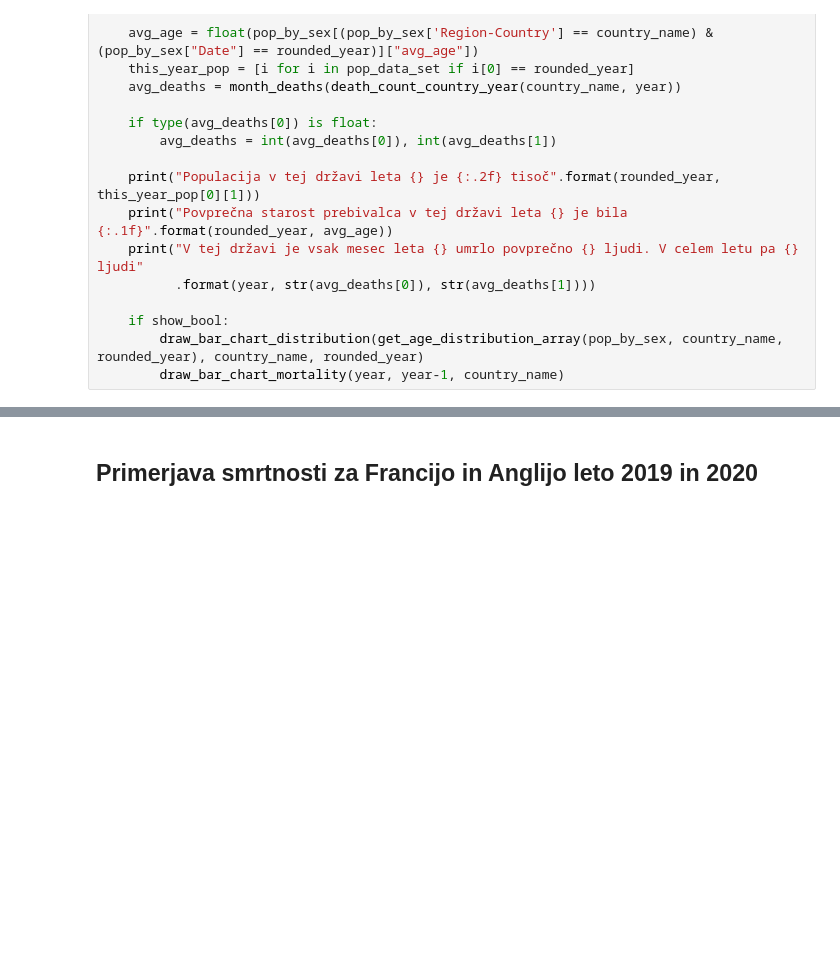
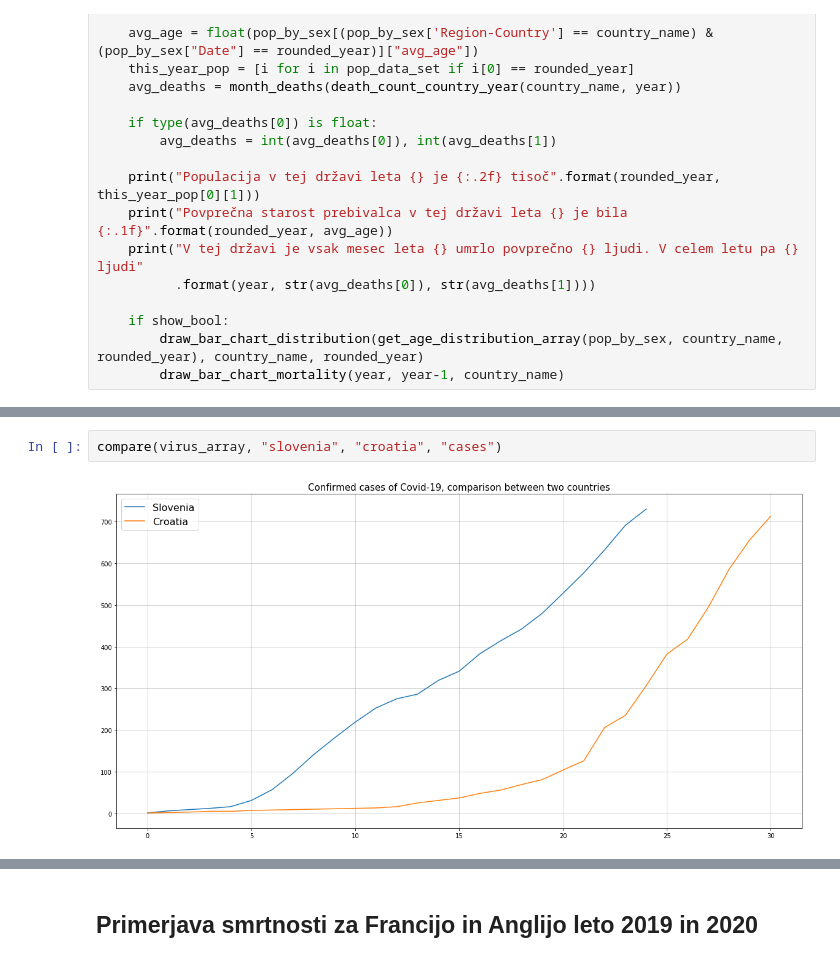
Before and after one commit to Zan-23/PR20NERJZ, a Jupyter notebook: notebooks/report.ipynb, the cells around one changed output, grey strips where cells are left out. Drawn from its saved outputs; the diff is of its cells as text; blank space fills up the shorter version.

```diff
--- a/notebooks/report.ipynb
+++ b/notebooks/report.ipynb
@@ -57 +123,5 @@ def display_data_for_country(country_name, year, show_bool):
+# %%
+compare(virus_array, "slovenia", "croatia", "cases")
+# %% [output]
+[figure, added]
 # %%
```
Also changed, not shown: parts of 6 cells of this notebook, 1 other file.
